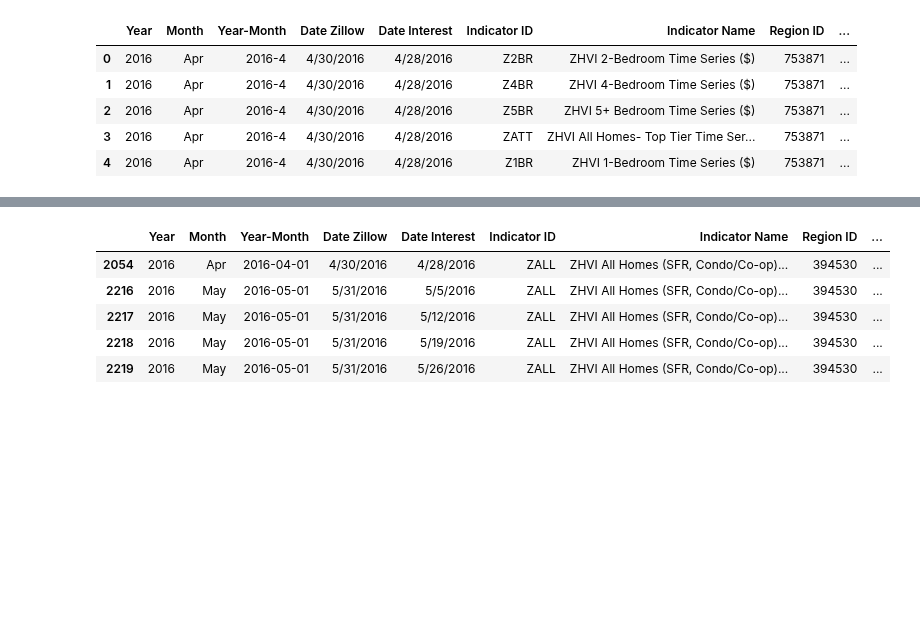
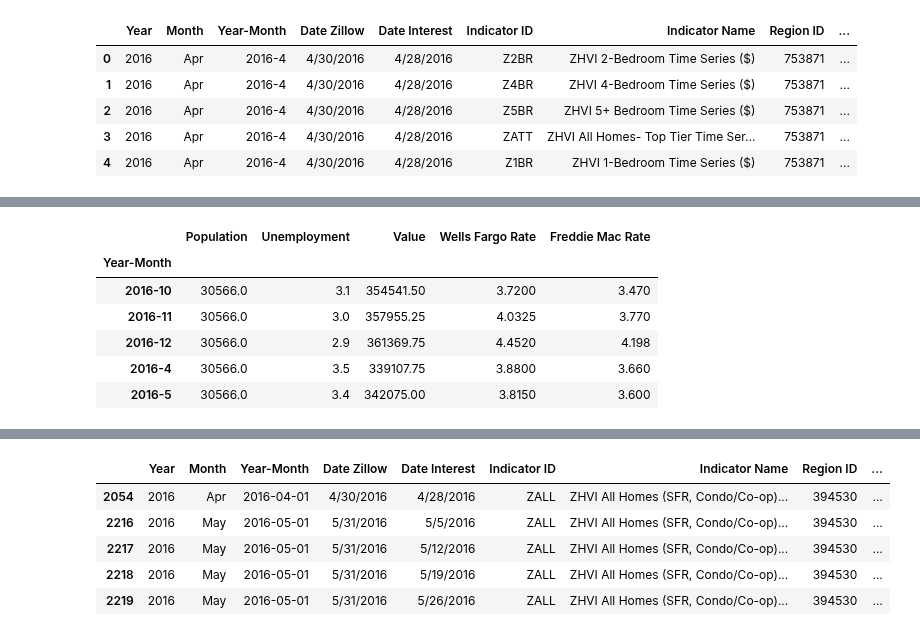
Before and after one commit to binetala/The_Very_Best_Team, a Jupyter notebook: Binet/Project1-Binet.ipynb, the cells around one changed output, grey strips where cells are left out. Cells and saved outputs as stored; diff of their text form; code cells hidden in the pictures; blank space fills up the shorter version.

```diff
--- a/Binet/Project1-Binet.ipynb
+++ b/Binet/Project1-Binet.ipynb
@@ -27,0 +60,24 @@ zall_df_dropped = zall_df.dropna(how="any")
+# %%
+#CO Data
+Population = zall_df.groupby('Year-Month')['County Population'].first()
+Unemployment = zall_df.groupby('Year-Month')['Unemployment Rate'].first()
+Value = zall_df.groupby('Year-Month')['Value'].mean()
+Wells_Rate = zall_df.groupby('Year-Month')['Wells Fargo Rate'].mean()
+Freddie_Rate = zall_df.groupby('Year-Month')['Freddie Mac Rate'].mean()
+CO_df = pd.DataFrame({
+    "Population":Population,
+    "Unemployment":Unemployment,
+    "Value":Value,
+    "Wells Fargo Rate":Wells_Rate,
+    "Freddie Mac Rate":Freddie_Rate,
+})
+CO_df = CO_df.dropna(how="any")
+CO_df.head()
+# %% [output]
+|  | Population | Unemployment | Value | Wells Fargo Rate | Freddie Mac Rate |
+| Year-Month |  |  |  |  |  |
+| 2016-10 | 30566.0 | 3.1 | 354541.50 | 3.7200 | 3.470 |
+| 2016-11 | 30566.0 | 3.0 | 357955.25 | 4.0325 | 3.770 |
+| 2016-12 | 30566.0 | 2.9 | 361369.75 | 4.4520 | 4.198 |
+| 2016-4 | 30566.0 | 3.5 | 339107.75 | 3.8800 | 3.660 |
+| 2016-5 | 30566.0 | 3.4 | 342075.00 | 3.8150 | 3.600 |
```
Also changed, not shown: parts of 4 cells of this notebook.
